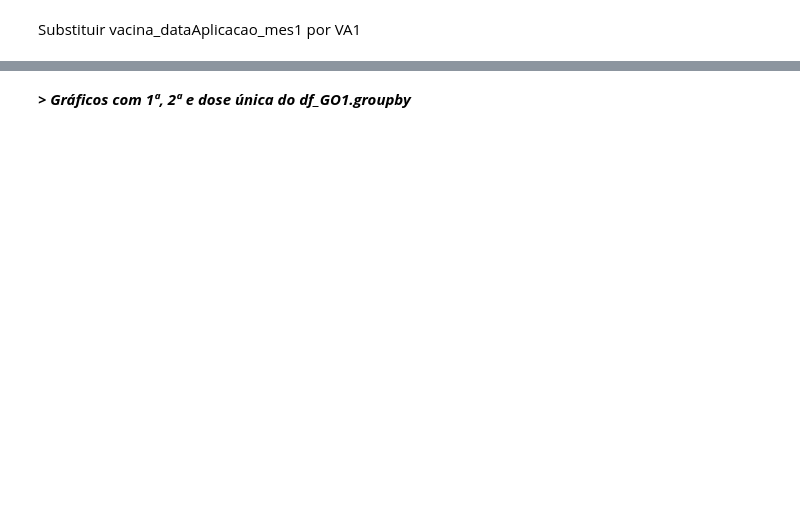
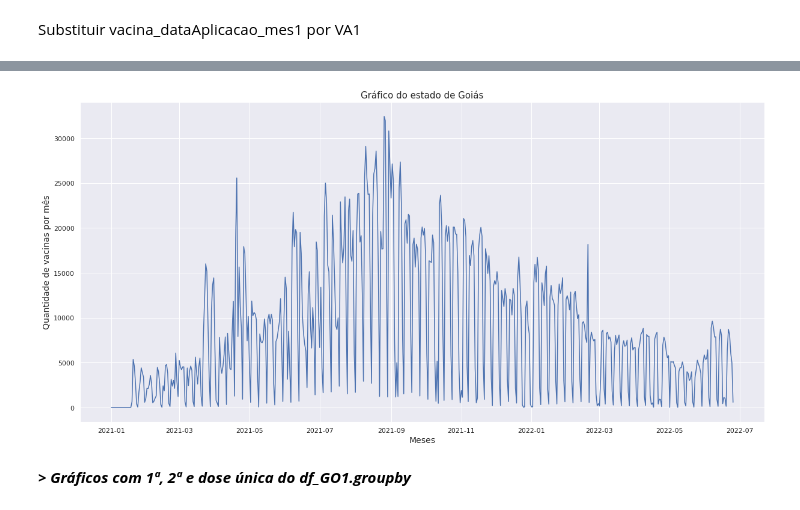
Before and after one commit to laysfreitas/Covid_Dados, a Jupyter notebook: Dados_Covid_CO.ipynb, the cells around one changed output, grey strips where cells are left out. Saved outputs shown, nothing was run; the diff lists cells and outputs as text; code cells hidden in the pictures; blank space fills up the shorter version.

```diff
--- a/Dados_Covid_CO.ipynb
+++ b/Dados_Covid_CO.ipynb
@@ -150,2 +237,2 @@ plt.xlabel('Meses')
 # %%
-df_GO3.groupby('vacina_dataAplicacao').count().plot()
+GO_Count_Mes = df_GO3.groupby('vacina_dataAplicacao').count()
@@ -154,3 +467,12 @@ df_GO3.groupby('vacina_dataAplicacao').count().plot()
+# %%
+plt.figure(figsize=(20.4,9.8))
+plt.title("Gráfico do estado de Goiás",fontsize=15)
+plt.ylabel('Quantidade de vacinas por mês', fontsize = 14)
+plt.xlabel('Meses',fontsize = 14)
+plt.plot(GO_Count_Mes)
+plt.show()
+# %% [output]
+[figure, added]
 # %% [markdown]
 ***> Gráficos com 1ª, 2ª e dose única do df_GO1.groupby***
 # %%
```
Also changed, not shown: parts of 80 cells of this notebook.
